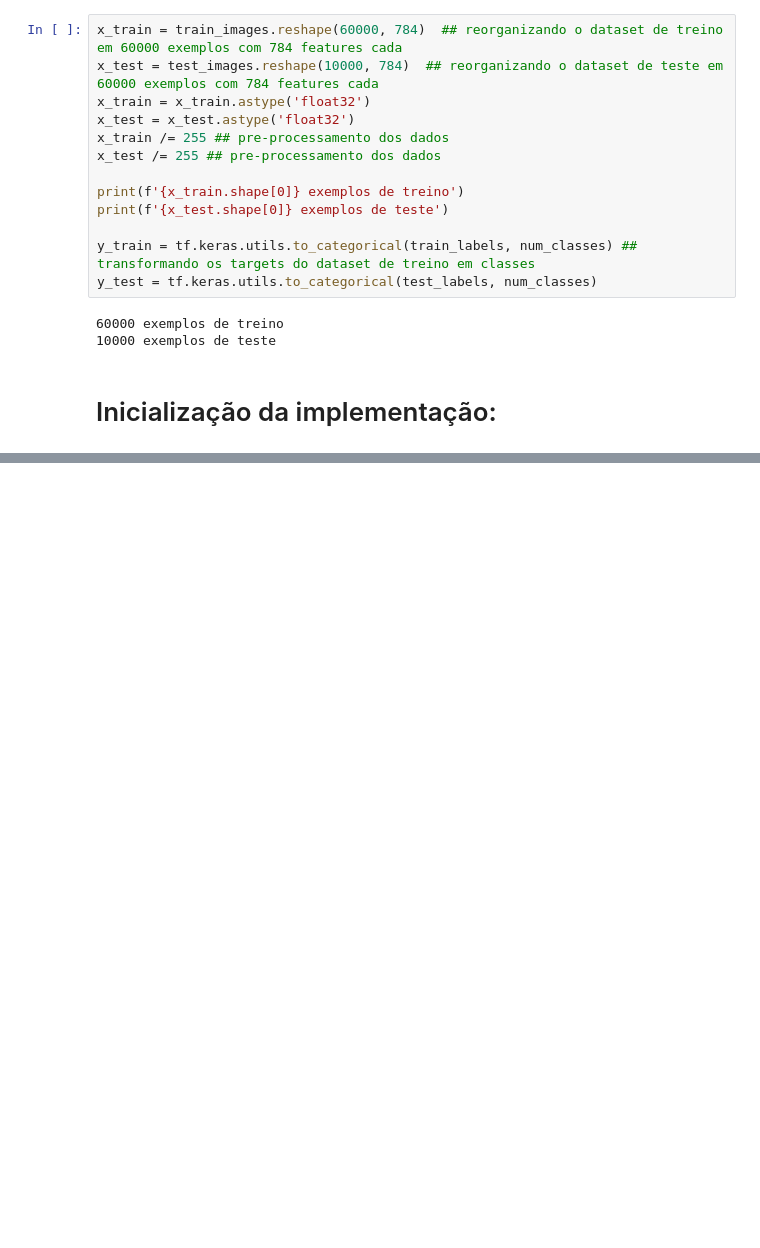
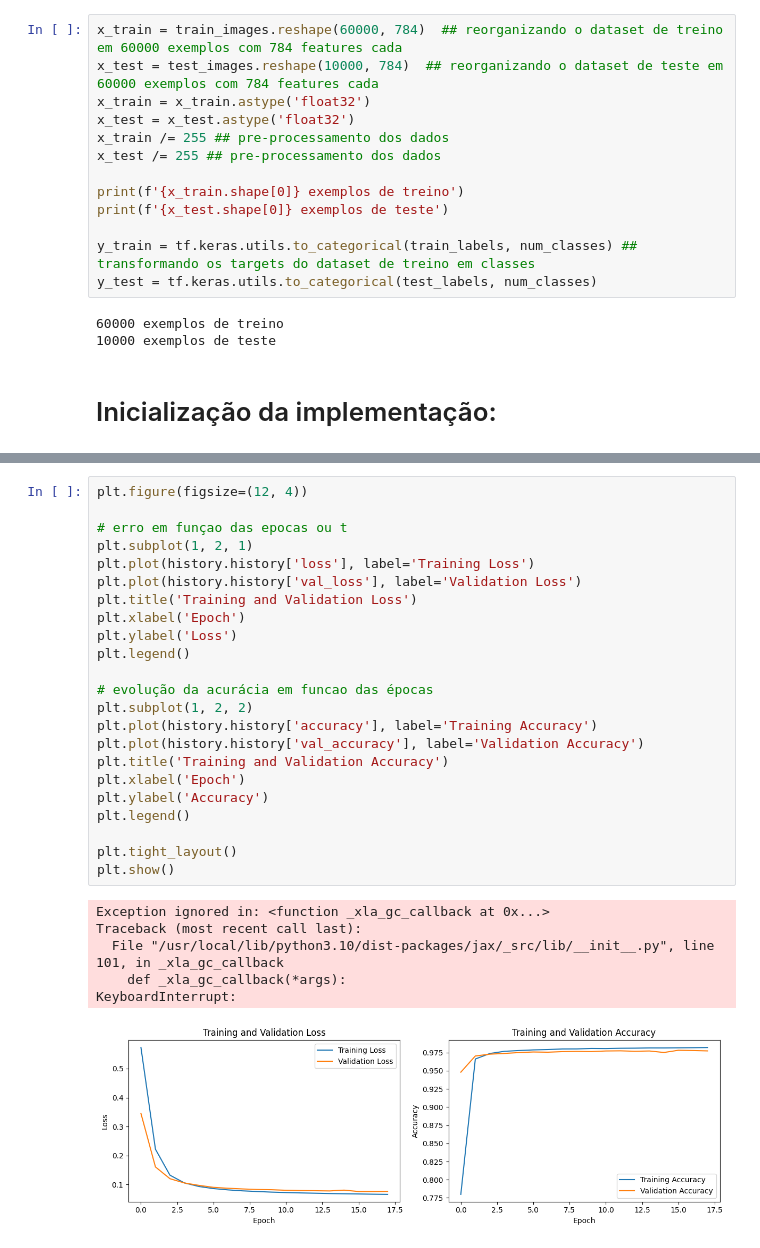
Before and after one commit to gustavoSutil/materia-IA, a Jupyter notebook: deep-learn/t1/t1.ipynb, the cells around one changed output, grey strips where cells are left out. Cells and saved outputs as stored; diff of their text form; blank space fills up the shorter version.

```diff
--- a/deep-learn/t1/t1.ipynb
+++ b/deep-learn/t1/t1.ipynb
@@ -112,0 +507,30 @@ y_test = tf.keras.utils.to_categorical(test_labels, num_classes)
+# %%
+plt.figure(figsize=(12, 4))
+
+# erro em funçao das epocas ou t
+plt.subplot(1, 2, 1)
+plt.plot(history.history['loss'], label='Training Loss')
+plt.plot(history.history['val_loss'], label='Validation Loss')
+plt.title('Training and Validation Loss')
+plt.xlabel('Epoch')
+plt.ylabel('Loss')
+plt.legend()
+
+# evolução da acurácia em funcao das épocas
+plt.subplot(1, 2, 2)
+plt.plot(history.history['accuracy'], label='Training Accuracy')
+plt.plot(history.history['val_accuracy'], label='Validation Accuracy')
+plt.title('Training and Validation Accuracy')
+plt.xlabel('Epoch')
+plt.ylabel('Accuracy')
+plt.legend()
+
+plt.tight_layout()
+plt.show()
+# %% [output]
+Exception ignored in: <function _xla_gc_callback at 0x...>
+Traceback (most recent call last):
+  File "/usr/local/lib/python3.10/dist-packages/jax/_src/lib/__init__.py", line 101, in _xla_gc_callback
+    def _xla_gc_callback(*args):
+KeyboardInterrupt:
+[figure, added]
```
Also changed, not shown: parts of 22 cells of this notebook.
